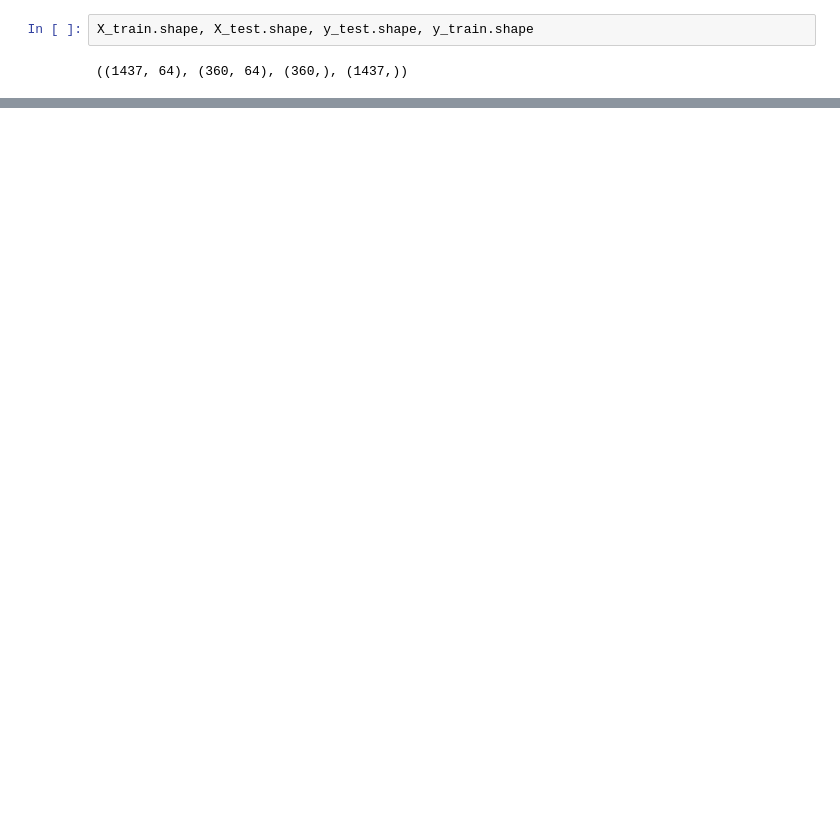
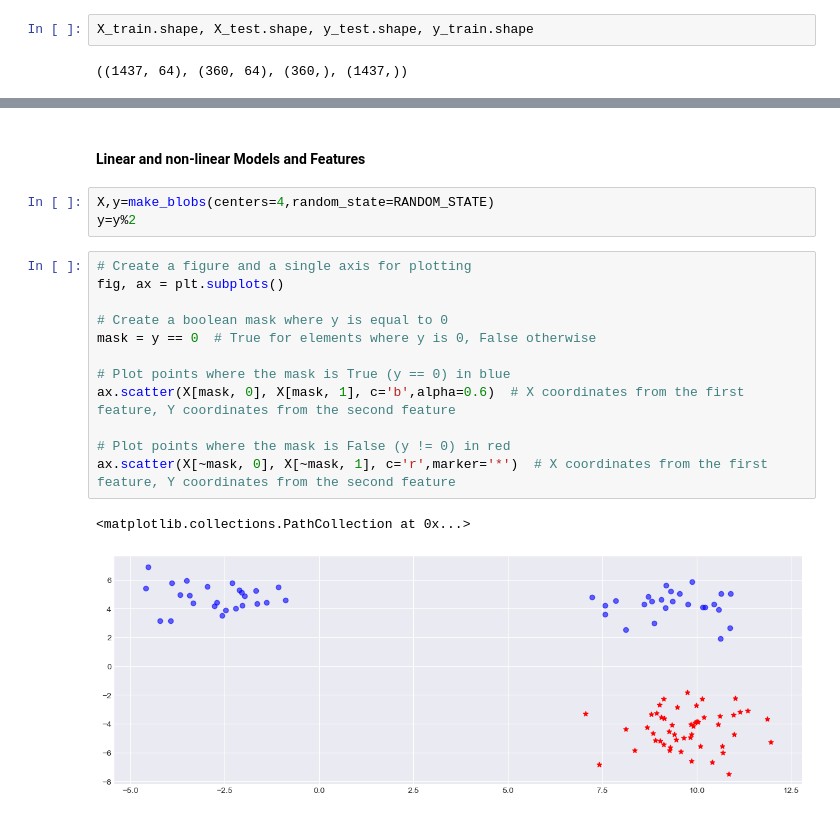
Before and after one commit to ojassannak/Machine_Learn, a Jupyter notebook: 05 svm_neighours.ipynb, the cells around one changed output, grey strips where cells are left out. Drawn from its saved outputs; the diff is of its cells as text; blank space fills up the shorter version.

```diff
--- a/05 svm_neighours.ipynb
+++ b/05 svm_neighours.ipynb
@@ -253,3 +286,23 @@ SVC: kernel: linear |F1 Score: 0.9776607203045559
 SVC: kernel: rbf    |F1 Score: 0.9860662724950834
 SVC: kernel: poly   |F1 Score: 0.9916467661691541
 [figure]
+# %% [markdown]
+<h4>Linear and non-linear Models and Features</h4>
+# %%
+X,y=make_blobs(centers=4,random_state=RANDOM_STATE)
+y=y%2
+# %%
+# Create a figure and a single axis for plotting
+fig, ax = plt.subplots()
+
+# Create a boolean mask where y is equal to 0
+mask = y == 0  # True for elements where y is 0, False otherwise
+
+# Plot points where the mask is True (y == 0) in blue
+ax.scatter(X[mask, 0], X[mask, 1], c='b',alpha=0.6)  # X coordinates from the first feature, Y coordinates from the second feature
+
+# Plot points where the mask is False (y != 0) in red
+ax.scatter(X[~mask, 0], X[~mask, 1], c='r',marker='*')  # X coordinates from the first feature, Y coordinates from the second feature
+# %% [output]
+<matplotlib.collections.PathCollection at 0x...>
+[figure, added]
```
Also changed, not shown: parts of 25 cells of this notebook.
